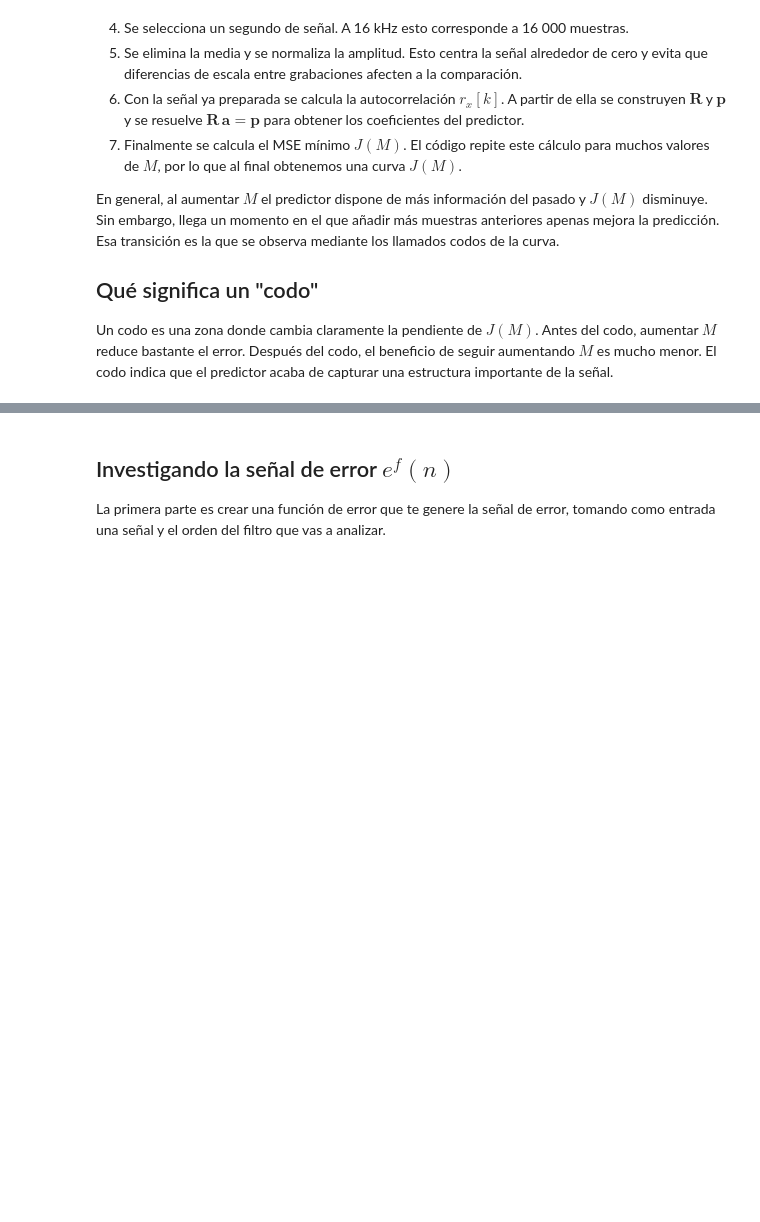
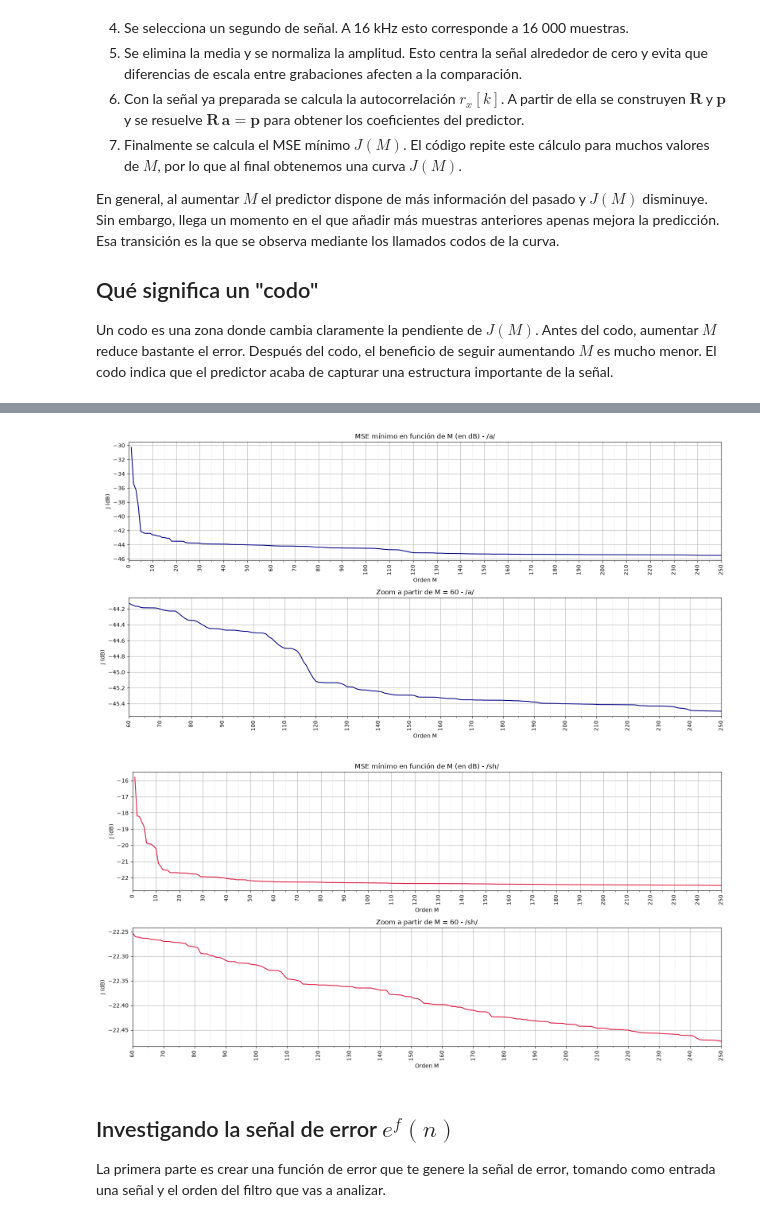
Before and after one commit to ItoRalde/TP3-Proc-Adaptivo-de-se-ales, a Jupyter notebook: T3.ipynb, the cells around one changed output, grey strips where cells are left out. Cells and saved outputs as stored; diff of their text form; code cells hidden in the pictures; blank space fills up the shorter version.

Commit message:
Acabe el punto 2 y 4 por completo

```diff
--- a/T3.ipynb
+++ b/T3.ipynb
@@ -165,3 +180,41 @@ plt.show()
+# %%
+# J(M) EN dB PARA /a/ Y /sh/
+J_a_dB = 10*np.log10(J_a)
+J_sh_dB = 10*np.log10(J_sh)
+
+def graficar_J_dB(M, J_dB, nombre, color, zoom_desde=60):
+
+    fig, (ax1, ax2) = plt.subplots(2, 1, figsize=(16,8))
+
+    # Rango completo
+    ax1.plot(M, J_dB, color=color)
+    ax1.set_title(f"MSE mínimo en función de M (en dB) - {nombre}")
+    ax1.set_ylabel("J (dB)")
+    ax1.set_xlim(0, Mmax)
+
+    # Zoom en la zona de M grandes (el eje y se ajusta solo a estos datos)
+    zona = (M >= zoom_desde)
+    ax2.plot(M[zona], J_dB[zona], color=color)
+    ax2.set_title(f"Zoom a partir de M = {zoom_desde} - {nombre}")
+    ax2.set_ylabel("J (dB)")
+    ax2.set_xlim(zoom_desde, Mmax)
+
+    for ax in (ax1, ax2):
+        ax.set_xlabel("Orden M")
+        ax.xaxis.set_major_locator(MultipleLocator(10))
+        ax.xaxis.set_minor_locator(MultipleLocator(5))
+        ax.grid(which="major")
+        ax.grid(which="minor", linestyle=":", alpha=0.5)
+        ax.tick_params(axis="x", rotation=90)
+
+    plt.tight_layout()
+    plt.show()
+
+graficar_J_dB(M, J_a_dB, "/a/", "navy")
+graficar_J_dB(M, J_sh_dB, "/sh/", "crimson")
+# %% [output]
+[figure, added]
+[figure, added]
 # %% [markdown]
 ## Investigando la señal de error $e^f(n)$
 
```
Also changed, not shown: parts of 18 cells of this notebook, 3 other files.
